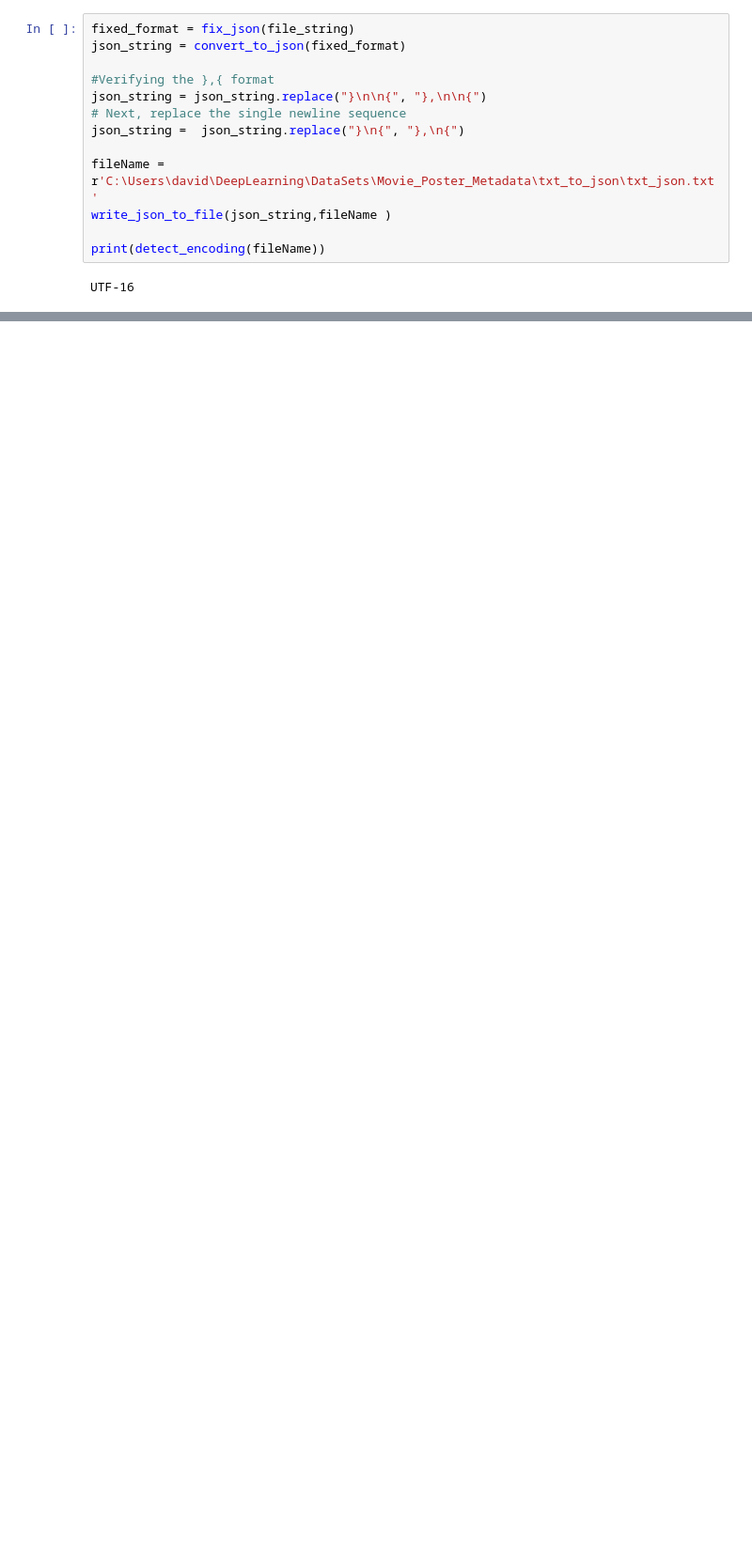
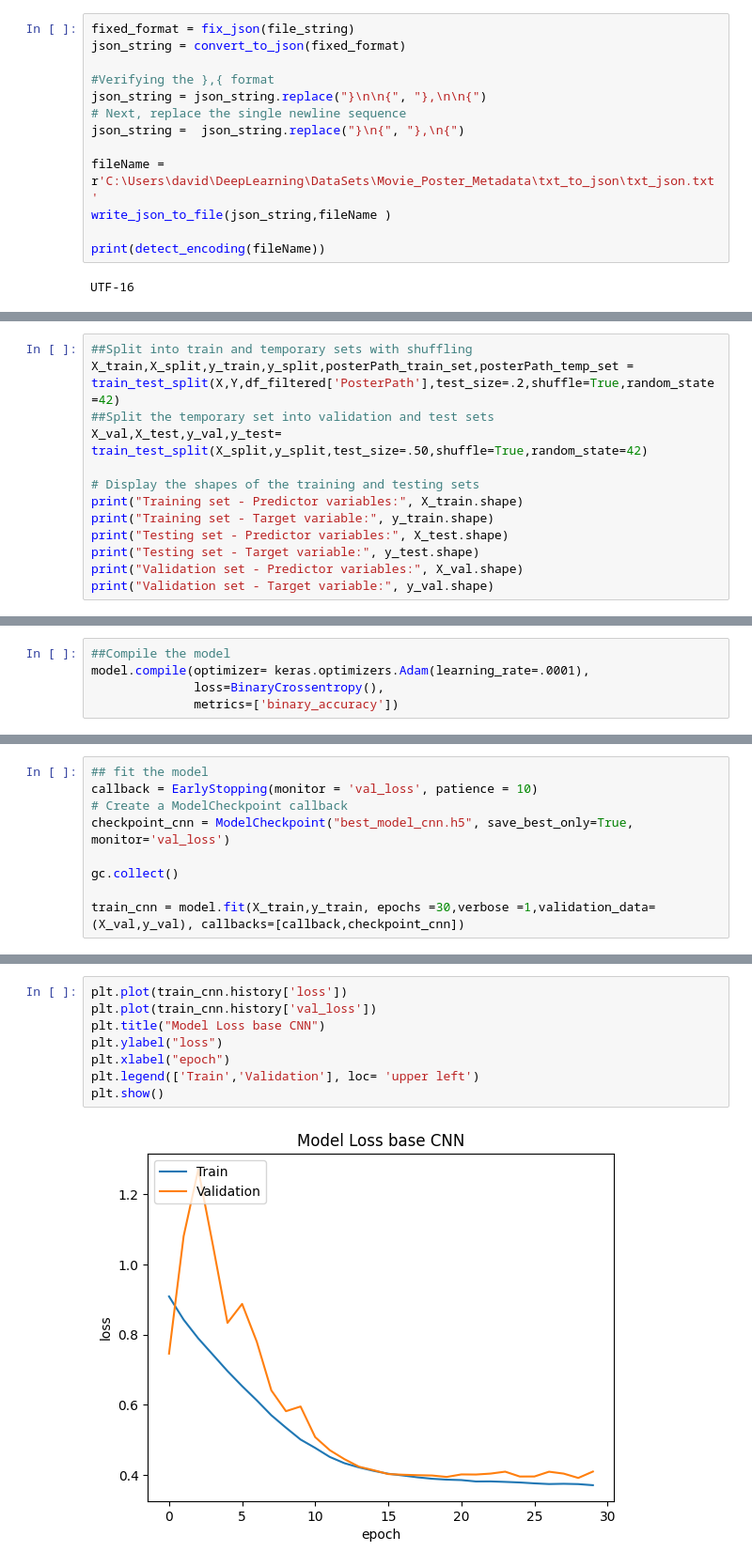
Before and after one commit to Dnaddall/Deep-Learning, a Jupyter notebook: Notes/Assignment 2/Assignment_2.ipynb, the cells around one changed output, grey strips where cells are left out. Shown at 94% size. Saved outputs shown, nothing was run; the diff lists cells and outputs as text; blank space fills up the shorter version.

```diff
--- a/Notes/Assignment 2/Assignment_2.ipynb
+++ b/Notes/Assignment 2/Assignment_2.ipynb
@@ -183,0 +522,13 @@ display(df)
+# %%
+##Split into train and temporary sets with shuffling
+X_train,X_split,y_train,y_split,posterPath_train_set,posterPath_temp_set = train_test_split(X,Y,df_filtered['PosterPath'],test_size=.2,shuffle=True,random_state=42)
+##Split the temporary set into validation and test sets
+X_val,X_test,y_val,y_test= train_test_split(X_split,y_split,test_size=.50,shuffle=True,random_state=42)
+
+# Display the shapes of the training and testing sets
+print("Training set - Predictor variables:", X_train.shape)
+print("Training set - Target variable:", y_train.shape)
+print("Testing set - Predictor variables:", X_test.shape)
+print("Testing set - Target variable:", y_test.shape)
+print("Validation set - Predictor variables:", X_val.shape)
+print("Validation set - Target variable:", y_val.shape)
@@ -183,0 +689,5 @@ display(df)
+# %%
+##Compile the model
+model.compile(optimizer= keras.optimizers.Adam(learning_rate=.0001),
+              loss=BinaryCrossentropy(),
+              metrics=['binary_accuracy'])
@@ -183,0 +796,9 @@ display(df)
+# %%
+## fit the model
+callback = EarlyStopping(monitor = 'val_loss', patience = 10)
+# Create a ModelCheckpoint callback
+checkpoint_cnn = ModelCheckpoint("best_model_cnn.h5", save_best_only=True, monitor='val_loss')
+
+gc.collect()
+
+train_cnn = model.fit(X_train,y_train, epochs =30,verbose =1,validation_data=(X_val,y_val), callbacks=[callback,checkpoint_cnn])
@@ -183,0 +905,10 @@ display(df)
+# %%
+plt.plot(train_cnn.history['loss'])
+plt.plot(train_cnn.history['val_loss'])
+plt.title("Model Loss base CNN")
+plt.ylabel("loss")
+plt.xlabel("epoch")
+plt.legend(['Train','Validation'], loc= 'upper left')
+plt.show()
+# %% [output]
+[figure, added]
```
Also changed, not shown: parts of 67 cells of this notebook.
